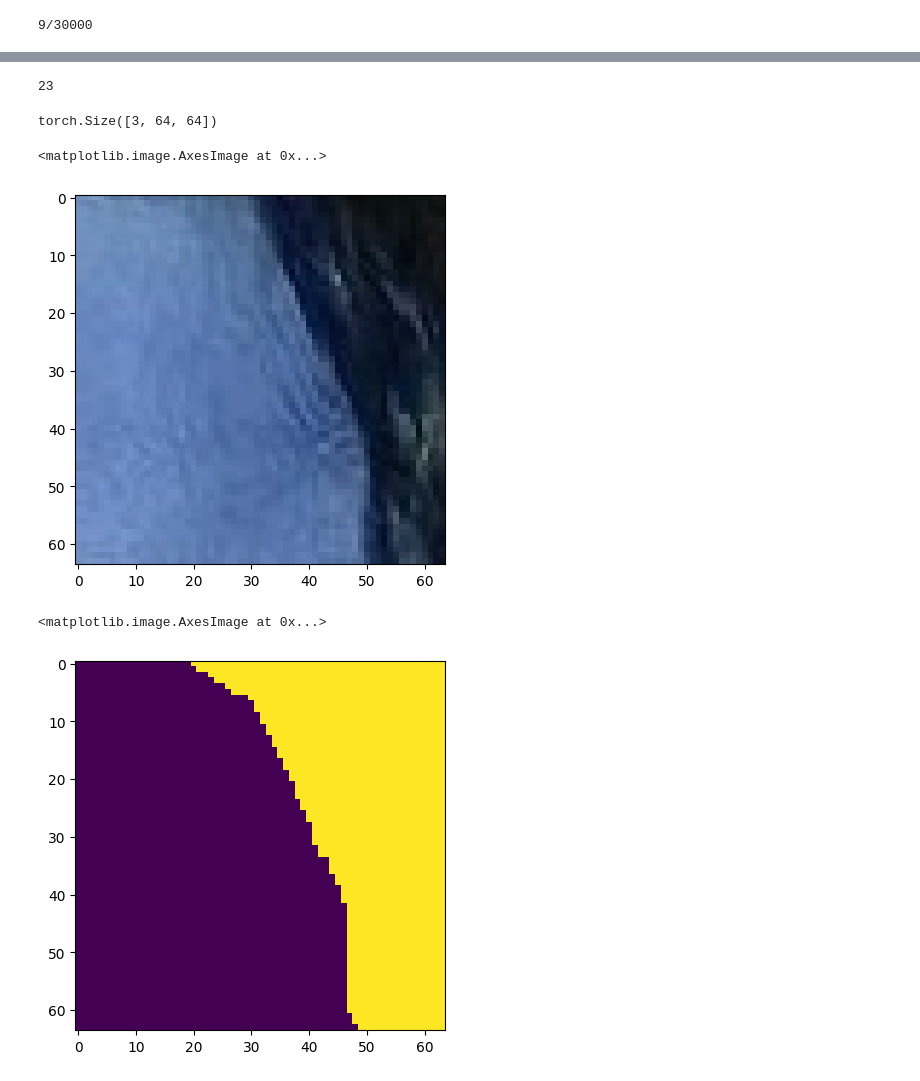
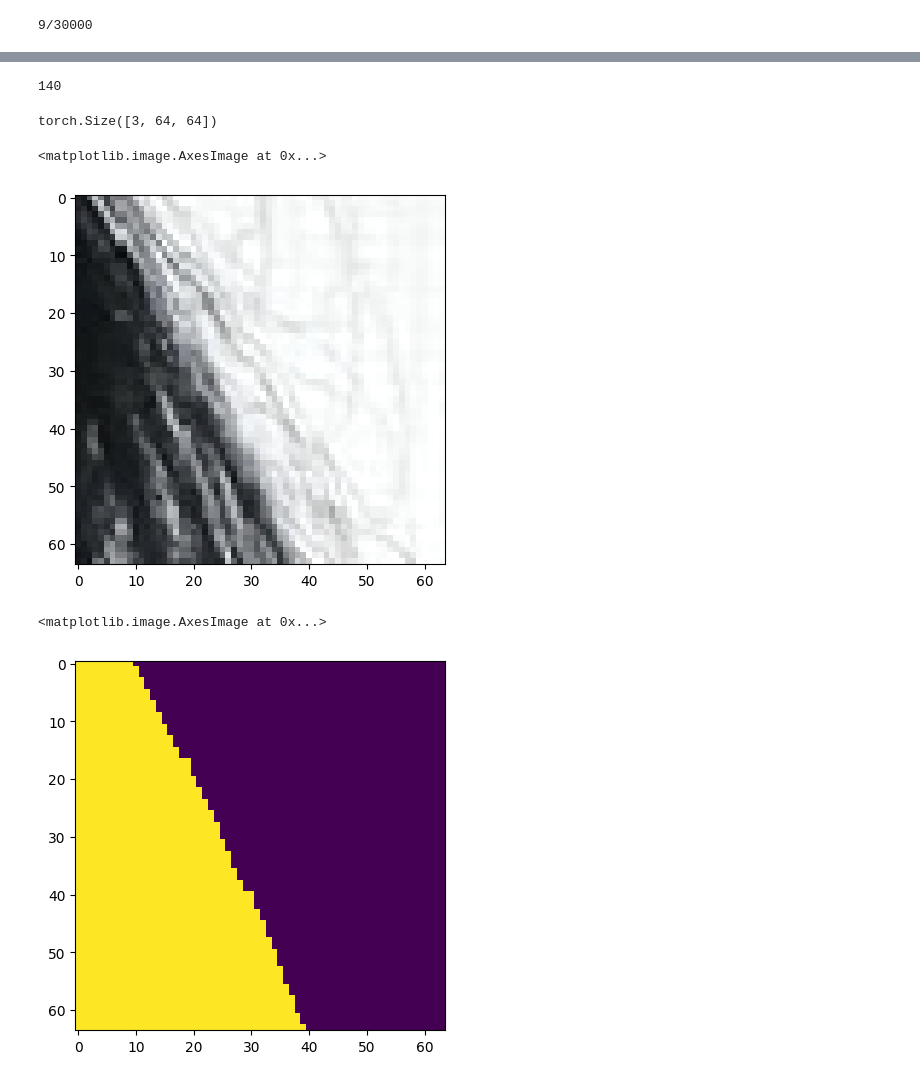
Before and after one commit to syedabdulhannan27/VLR_Project, a Jupyter notebook: patchify_celeb_a.ipynb, the cells around one changed output, grey strips where cells are left out. Saved outputs shown, nothing was run; the diff lists cells and outputs as text; code cells hidden in the pictures.

```diff
--- a/patchify_celeb_a.ipynb
+++ b/patchify_celeb_a.ipynb
@@ -561,16 +561,17 @@ class CustomDataloader(torch.utils.data.DataLoader): # Inherit from torch.utils.
                 with open(data_dict_path[0]) as json_file:
                     data_dict = json.load(json_file)
                 data_dict_list.append(data_dict)
-                img_patches_combined.append(img_patches)
-                mask_patches_combined.append(mask_patches)
+                img_patches_combined.extend(img_patches)
+                mask_patches_combined.extend(mask_patches)
+                print(f'Combined img patches = {len(img_patches_combined)}')
 
 
             img_batch = []
             mask_batch = []
             # img_and_mask_batch = []
-            for i in range(len(img_patches)):
-                img = mpimg.imread(img_patches[i])
-                mask = mpimg.imread(mask_patches[i])
+            for i in range(len(img_patches_combined)):
+                img = mpimg.imread(img_patches_combined[i])
+                mask = mpimg.imread(mask_patches_combined[i])
                 # print(img_patches[i])
 
 
@@ -616,18 +647,18 @@ Number of images to train: 28794
 # %%
 len(dl_dict['img'])
 # %% [output]
-23
+140
 # %%
 dl_dict['img'][5].shape
 # %% [output]
 torch.Size([3, 64, 64])
 # %%
-plt.imshow(dl_dict['img'][5].permute(1,2,0))
+plt.imshow(dl_dict['img'][125].permute(1,2,0))
 # %% [output]
 <matplotlib.image.AxesImage at 0x...>
-[figure, old version]
+[figure, new version]
 # %%
-plt.imshow(dl_dict['label'][5].permute(1,2,0))
+plt.imshow(dl_dict['label'][125].permute(1,2,0))
 # %% [output]
 <matplotlib.image.AxesImage at 0x...>
-[figure, old version]
+[figure, new version]
```
Also changed, not shown: parts of 2 cells of this notebook.
